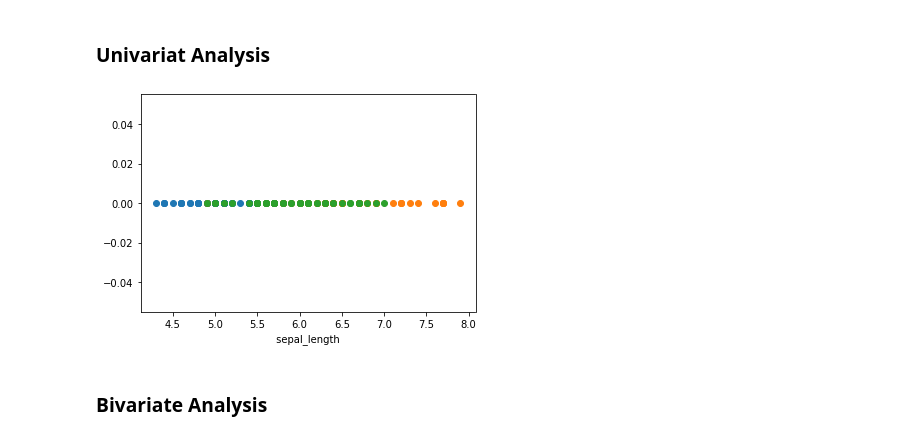
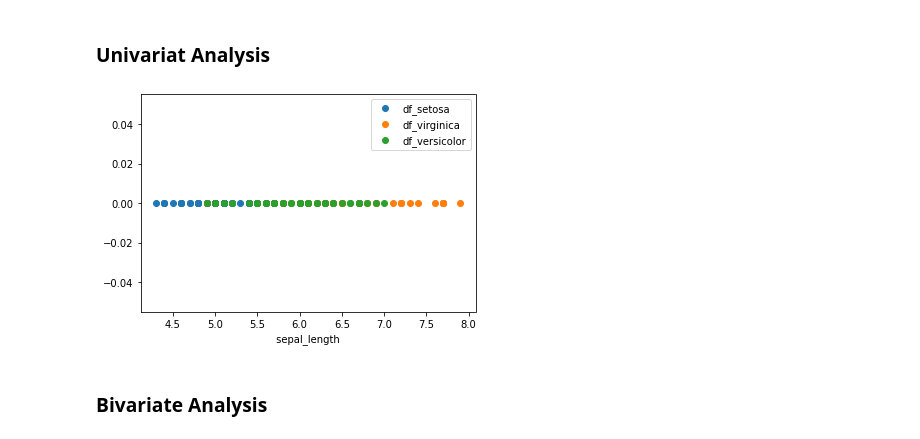
Before and after one commit to aditya002ai/MachineLearning, a Jupyter notebook: Univariat,_Bivariate_and_Multivariate_Analysis.ipynb, the cells around one changed output. Saved outputs shown, nothing was run; the diff lists cells and outputs as text; code cells hidden in the pictures.

```diff
--- a/Univariat,_Bivariate_and_Multivariate_Analysis.ipynb
+++ b/Univariat,_Bivariate_and_Multivariate_Analysis.ipynb
@@ -33,15 +33,17 @@ Name: species, dtype: int64
 # %%
 df_setosa = df.loc[df['species'] == 'setosa']
 df_virginica  = df.loc[df['species']=='virginica']
 df_versicolor = df.loc[df['species']=='versicolor']
 plt.plot(df_setosa['sepal_length'],np.zeros_like(df_setosa['sepal_length']),'o')
 plt.plot(df_virginica['sepal_length'],np.zeros_like(df_virginica['sepal_length']),'o')
 plt.plot(df_versicolor['sepal_length'],np.zeros_like(df_versicolor['sepal_length']),'o')
 plt.xlabel(' sepal_length ')
+plt.gca().legend(('df_setosa','df_virginica','df_versicolor'))
+
 
 plt.show()
 # %% [output]
-[figure, old version]
+[figure, new version]
 # %% [markdown]
 ### Bivariate Analysis
 # %%
```
Also changed, not shown: parts of 3 cells of this notebook.
